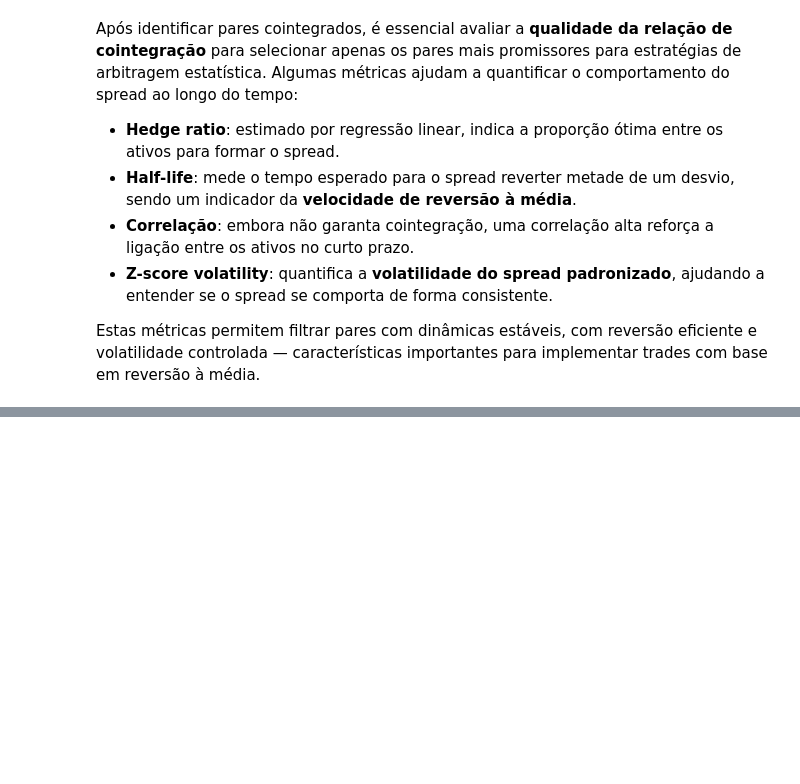
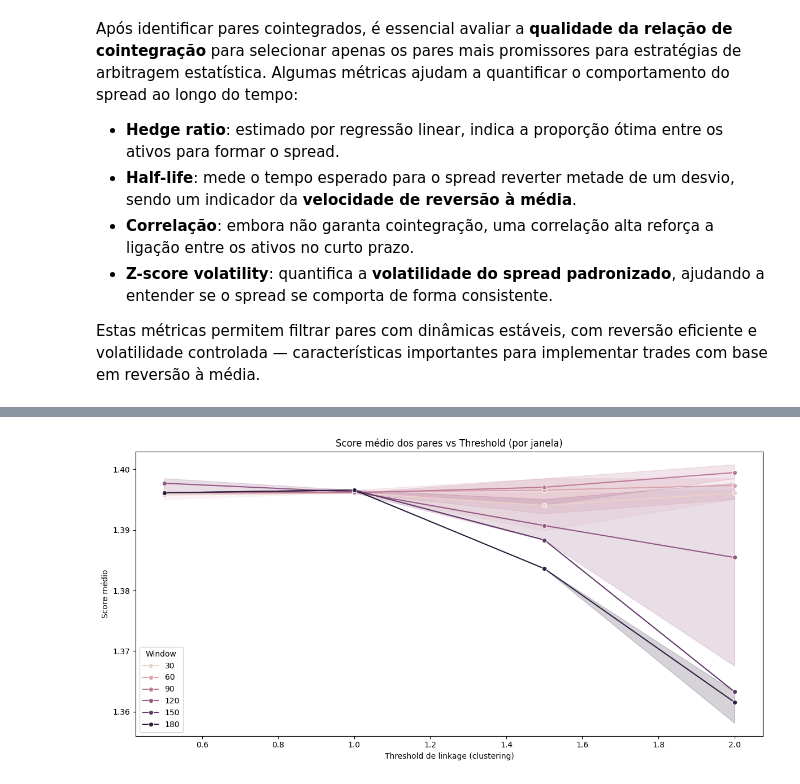
Before and after one commit to joaopino/Financial_Markets_Data_Analysis, a Jupyter notebook: ADMF.ipynb, the cells around one changed output, grey strips where cells are left out. Saved outputs shown, nothing was run; the diff lists cells and outputs as text; code cells hidden in the pictures; blank space fills up the shorter version.

```diff
--- a/ADMF.ipynb
+++ b/ADMF.ipynb
@@ -606,0 +662,11 @@ for window in window_sizes:
+# %%
+plt.figure(figsize=(12, 6))
+sns.lineplot(data=summary_df, x='threshold', y='avg_score', hue='window', marker="o")
+plt.title("Score médio dos pares vs Threshold (por janela)")
+plt.ylabel("Score médio")
+plt.xlabel("Threshold de linkage (clustering)")
+plt.legend(title="Window")
+plt.tight_layout()
+plt.show()
+# %% [output]
+[figure, added]
```
Also changed, not shown: parts of 10 cells of this notebook.
